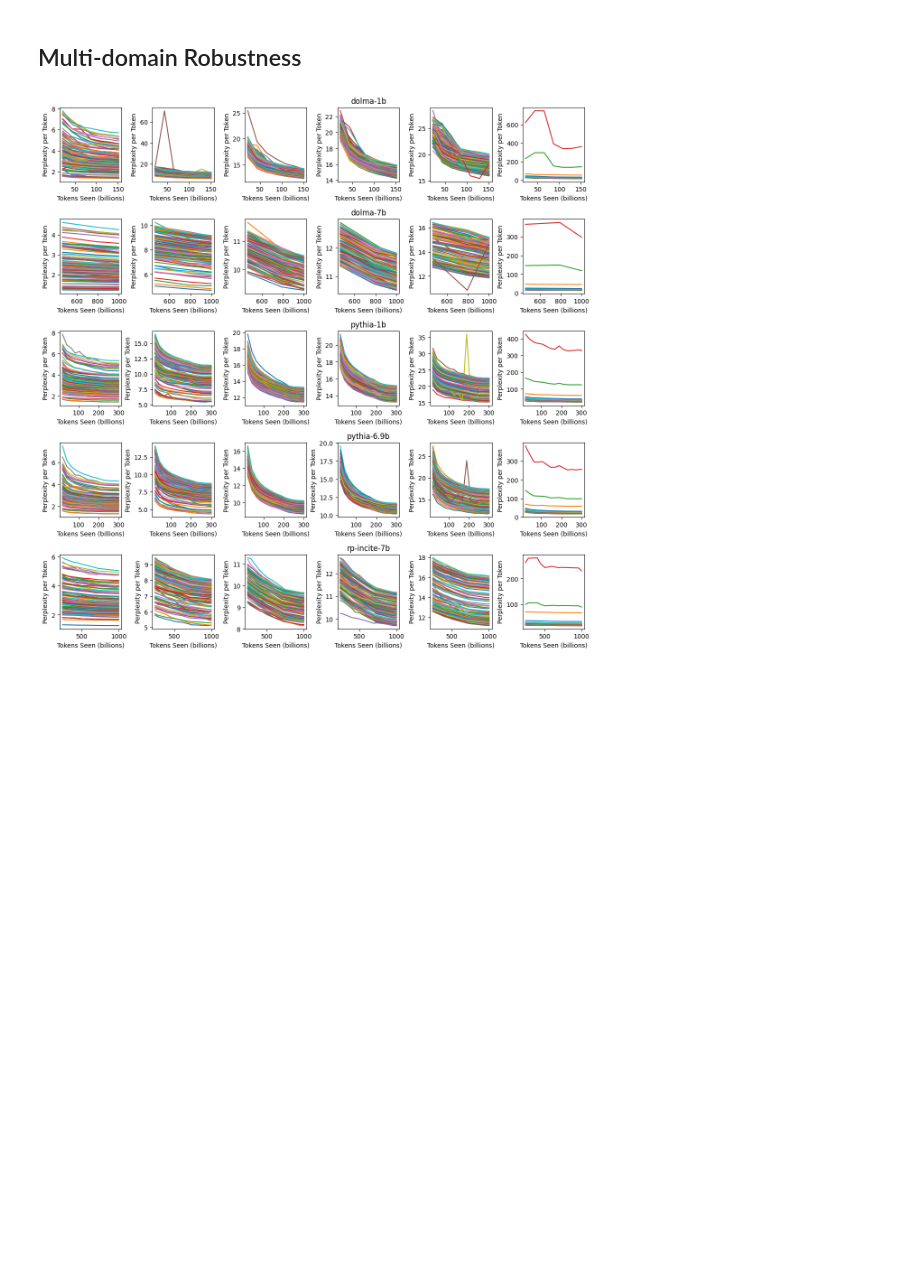
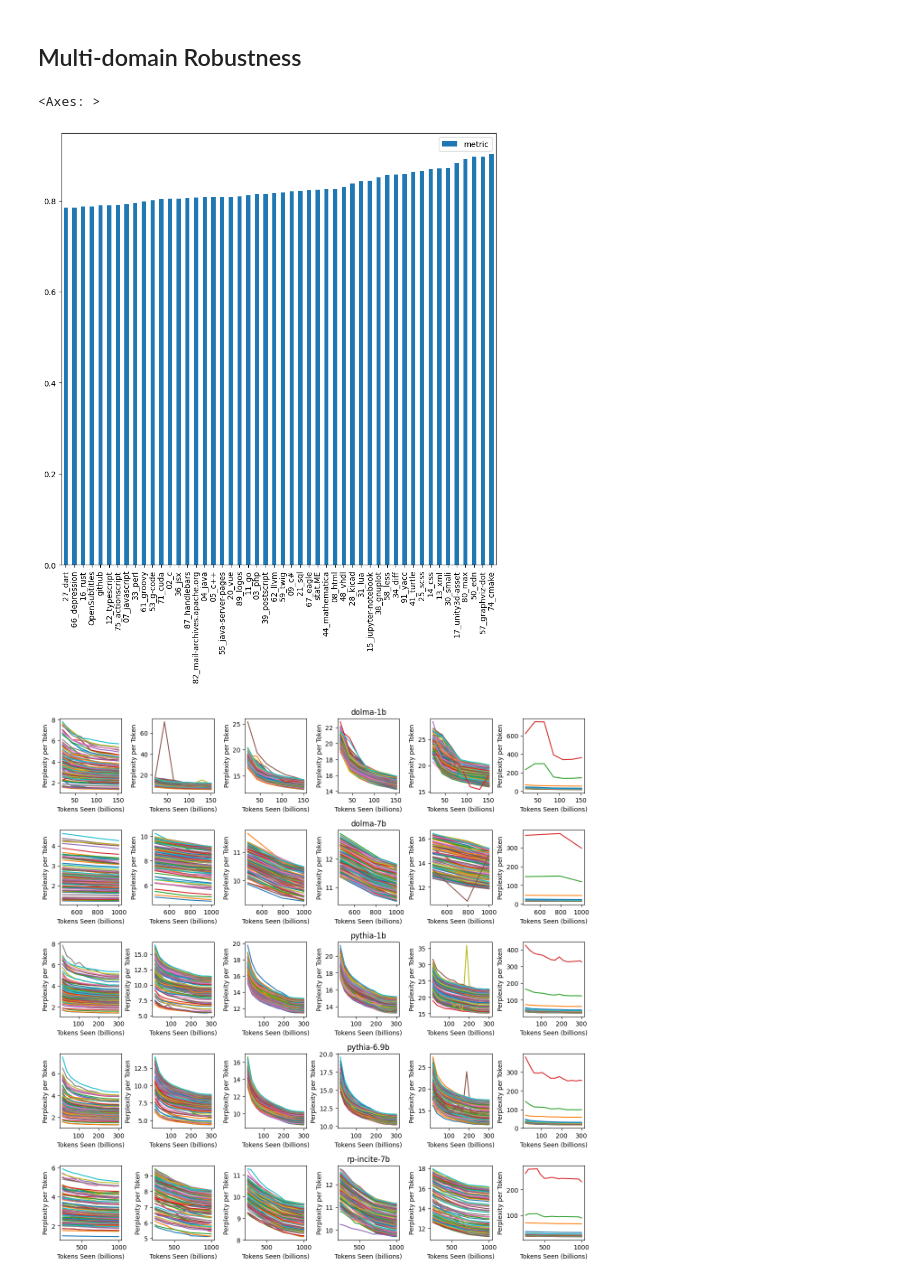
Before and after one commit to allenai/OLMo-Eval, a Jupyter notebook: notebooks/perplexity_suite_paper_visualizations.ipynb.ipynb, the cells around one changed output. Drawn from its saved outputs; the diff is of its cells as text; code cells hidden in the pictures; blank space fills up the shorter version.

Commit message:
domain improvement inequality

```diff
--- a/notebooks/perplexity_suite_paper_visualizations.ipynb.ipynb
+++ b/notebooks/perplexity_suite_paper_visualizations.ipynb.ipynb
@@ -737,6 +739,42 @@ fig.savefig(os.path.join(FIGURE_DIR,'models_by_standard_benchmark.pdf'), bbox_in
 [figure]
 # %% [markdown]
 ## Multi-domain Robustness
+# %%
+# find the domains that improve the most and least over training per model
+
+import matplotlib.pyplot as plt
+import numpy as np
+
+# one subplot for each model
+# fig, axs = plt.subplots(len(model_name_to_path), 2, figsize=(15, 15), gridspec_kw={'hspace': 0.5, 'wspace': 0.5})
+
+# line chare for each model
+for i, (model_name, model) in enumerate(model_name_to_path.items()):
+    model_path = os.path.join(RESULTS_DIR, model)
+    all_subdomains = get_metric_for_all_subdomains(model_path, results_files_clean, metric_name, domains_without_subdomains_clean)
+    max_tokens_seen_row = all_subdomains[all_subdomains['tokens_seen'] == all_subdomains['tokens_seen'].max()].reset_index(drop=True).drop(columns=shared_cols).T.rename(columns={0: 'metric'})
+    min_tokens_seen_row = all_subdomains[all_subdomains['tokens_seen'] == all_subdomains['tokens_seen'].min()].reset_index(drop=True).drop(columns=shared_cols).T.rename(columns={0: 'metric'})
+    ratio_by_subdomain = max_tokens_seen_row / min_tokens_seen_row
+    break
+#     domains_by_final_ppl = list(max_tokens_seen_row.sort_values(by='metric', axis=0).index)
+
+#     for j in range(6):
+#         for subdomain in domains_by_final_ppl[j*100:j*100+100]:
+#             x_axis = all_subdomains['tokens_seen'] / 1000000000
+#             y_axis = all_subdomains[subdomain]
+#             axs[i][j].plot(x_axis, y_axis, label=subdomain)
+#         axs[i][j].set_xlabel("Tokens Seen (billions)")
+#         axs[i][j].set_ylabel(name_to_display[metric_name])
+#     # axs[i].legend(loc='upper center', bbox_to_anchor=(0.5, .95),
+#     #       ncol=3, fancybox=True, shadow=True)
+#     axs[i][3].set_title(model_name)
+# plt.show()
+
+# fig.savefig(os.path.join(FIGURE_DIR,'curves_for_all_subdomains.pdf'), bbox_inches='tight', dpi=300)
+ratio_by_subdomain.sort_values(by='metric', axis=0)[-50:].plot.bar(figsize=(10, 10))
+# %% [output]
+<Axes: >
+[figure, added]
 # %%
 # one subplot per model, with lines for each subdomain
 
```
Also changed, not shown: parts of 4 cells of this notebook.
